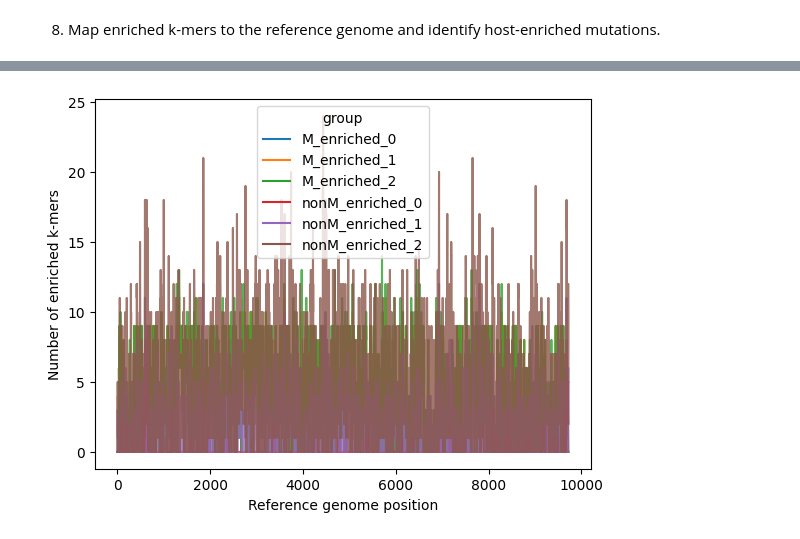
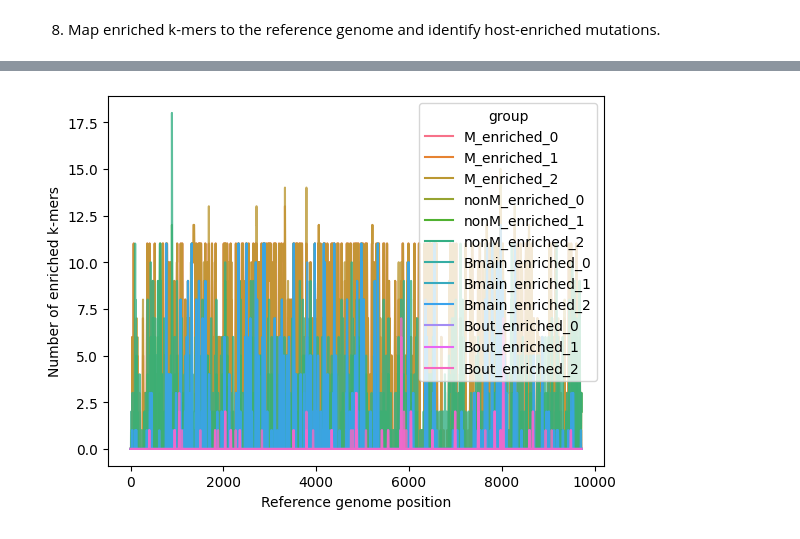
Before and after one commit to wis-janusz/PORT-EK2, a Jupyter notebook: notebooks/HIV_analysis_scenario_4.ipynb, the cells around one changed output, grey strips where cells are left out. Saved outputs shown, nothing was run; the diff lists cells and outputs as text; code cells hidden in the pictures.

Commit message:
added reference free coverage analysis

```diff
--- a/notebooks/HIV_analysis_scenario_4.ipynb
+++ b/notebooks/HIV_analysis_scenario_4.ipynb
@@ -36,7 +38,7 @@ The autoreload extension is already loaded. To reload it, use:
 2. Declare data set specific definitions and functions:
 # %%
 # PORT-EK parameters
-k = 9  # This is the length of k-mers
+k = 11  # This is the length of k-mers
 c = 0.19  # This is the conservation thershold used in k-mer rarity filter
 m = 1  # This is the maximum number of mismatches allowed when re-examining rare k-mers
 min_RMSE = 0.5  # This is the RMSE threshold used to select enriched k-mers
@@ -47,6 +49,7 @@ INPUT_PATH = "../output/HIV/scenario4"
 # Data set specific definitions of k-mer type, column names, reference gene and protein mapping, and colors for plots.
 SAMPLE_GROUPS = ["M", "nonM"]
 SAMPLE_SUBTYPES = ["MA", "MB", "MC", "MD", "Mrest", "N", "O", "P"]
+SUBTYPE_TO_GROUP = {"MA":"M", "MB":"M", "MC":"M", "MD":"M", "Mrest":"M", "N":"nonM", "O":"nonM", "P":"nonM"}
 
 FREQ_COLS = [f"{group}_freq" for group in SAMPLE_GROUPS]
 SUB_FREQ_COLS = [f"{group}_freq" for group in SAMPLE_SUBTYPES]
@@ -78,8 +81,8 @@ ref_seq = SeqIO.read("../input/HXB2.fasta", format="fasta").seq
 aligner = Align.PairwiseAligner(
     # match_score=5,
     # mismatch_score=-4,
-    # open_gap_score=-10,
-    # extend_gap_score=-0.5,
+    # open_gap_score=-4,
+    # extend_gap_score=-4,
     scoring="megablast",
     mode="local"
 )
@@ -395,6 +402,10 @@ plt.savefig(f"../output/HIV/scenario4/{k}_PCA.svg", dpi = 600, format = "svg", b
 # enriched_kmer_matrix = pd.read_csv(f"../output/HIV/scenario4/enriched_{k}mer_count_matrix.csv", index_col=0)
 # enriched_kmer_matrix[sample_list] = enriched_kmer_matrix[sample_list].astype("uint8")
 # enriched_kmer_stat_matrix = pd.read_csv(f"../output/HIV/scenario4/enriched_{k}mer_stat_matrix.csv", index_col=0)
+# %%
+subB_enriched_matrix = pd.read_csv("../output/HIV/subB/aligned_enriched_11mer_stat_matrix.csv", index_col=0)
+enriched_kmer_matrix["B_outliers"] = subB_enriched_matrix["group"]
+subB_enriched_kmers = {group:list(subB_enriched_matrix[subB_enriched_matrix["group"]==f"{group}_enriched"].index) for group in ["Bmain","Bout"]}
 # %% [markdown]
 8. Map enriched k-mers to the reference genome and identify host-enriched mutations.
 # %%
@@ -492,24 +487,32 @@ mut_df["genes"] = mut_df["ref_pos"].apply(lambda pos: assign_gene_from_position(
 # %%
 cov_columns = [f"M_enriched_{mm}" for mm in range(3)]
 cov_columns.extend([f"nonM_enriched_{mm}" for mm in range(3)])
+cov_columns.extend([f"Bmain_enriched_{mm}" for mm in range(3)])
+cov_columns.extend([f"Bout_enriched_{mm}" for mm in range(3)])
 kmer_coverage = pd.DataFrame(0, index=pd.RangeIndex(1,len(ref_seq)), columns=cov_columns)
 
-for kmer in enriched_kmer_matrix.index:
+for kmer in enriched_kmer_stat_matrix.index:
     for mm in range(3):
-        col = f"{enriched_kmer_matrix.loc[kmer, 'group']}_{mm}"
-        for position in enriched_kmer_matrix.loc[kmer, f"{mm}_ref_pos"]:
+        col = f"{enriched_kmer_stat_matrix.loc[kmer, 'group']}_{mm}"
+        for position in enriched_kmer_stat_matrix.loc[kmer, f"{mm}_ref_pos"]:
+            kmer_coverage.loc[position[0]:position[1], col] += 1
+
+for kmer in subB_enriched_matrix.index:
+    for mm in range(3):
+        col = f"{enriched_kmer_stat_matrix.loc[kmer, 'B_outliers']}_{mm}"
+        for position in enriched_kmer_stat_matrix.loc[kmer, f"{mm}_ref_pos"]:
             kmer_coverage.loc[position[0]:position[1], col] += 1
 
 kmer_coverage_long = pd.melt(kmer_coverage, ignore_index=False, var_name="group")
 
 fig, ax = plt.subplots()
 sns.lineplot(data = kmer_coverage_long, x=kmer_coverage_long.index, y="value", hue="group")
 ax.set_xlabel("Reference genome position")
 ax.set_ylabel("Number of enriched k-mers")
 for line in ax.lines:
     line.set_alpha(0.8)
 
 # plt.savefig(f"../output/HIV/scenario4/enriched_{k}mer_coverage_{mm}_mismatches.svg", format="svg", dpi=600)
 # %% [output]
-[figure, old version]
+[figure, new version]
 # %%
```
Also changed, not shown: parts of 42 cells of this notebook, 3 other files.
